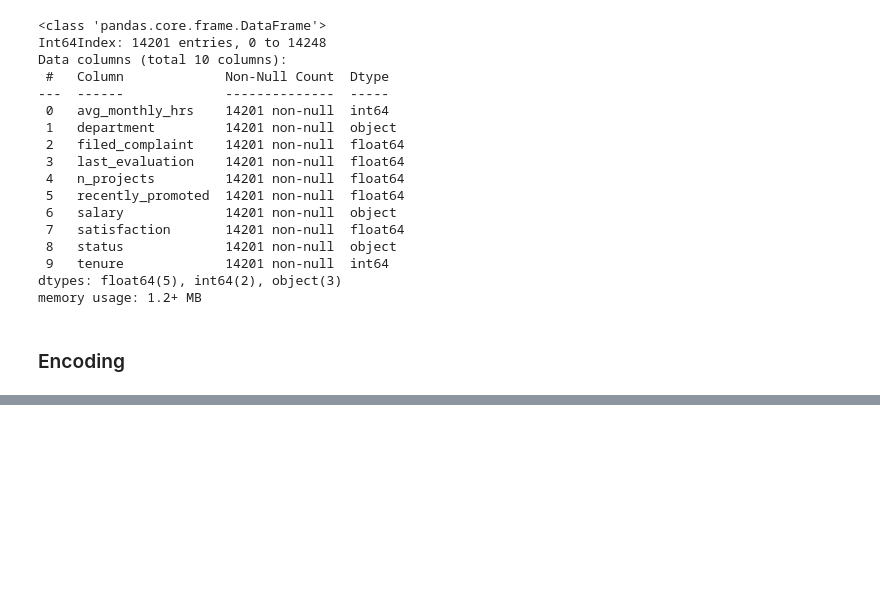
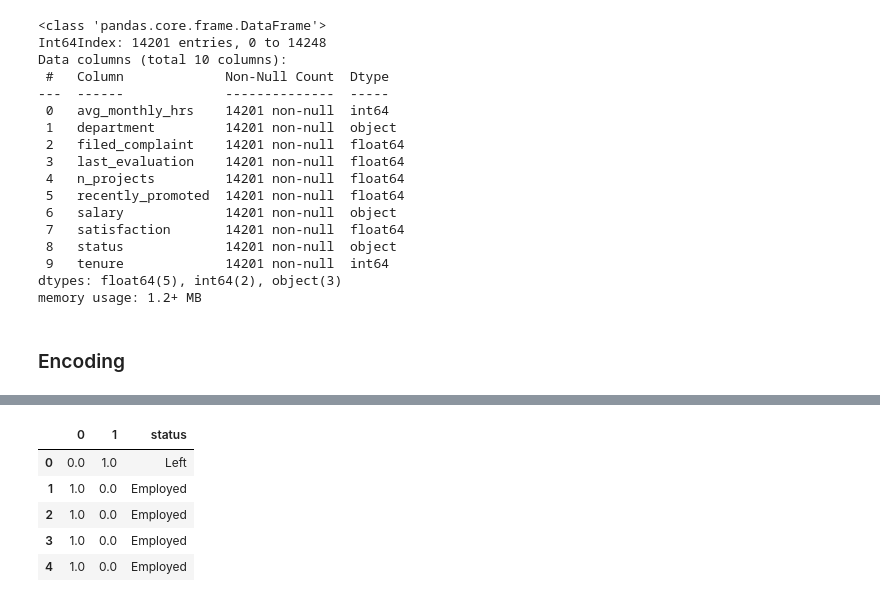
Before and after one commit to riskykrnawan/Praktikum_KB, a Jupyter notebook: Posttest_KB_4/posttest4.ipynb, the cells around one changed output, grey strips where cells are left out. Drawn from its saved outputs; the diff is of its cells as text; code cells hidden in the pictures; blank space fills up the shorter version.

```diff
--- a/Posttest_KB_4/posttest4.ipynb
+++ b/Posttest_KB_4/posttest4.ipynb
@@ -257,0 +276,13 @@ df.head()
+# %%
+statusEnc = one_hot_encoder.fit_transform(df[["status"]])
+
+encoded_df_status = pd.DataFrame(statusEnc)
+df_status_encoded = encoded_df_status.join(df['status'])
+df_status_encoded.head()
+# %% [output]
+|  | 0 | 1 | status |
+| 0 | 0.0 | 1.0 | Left |
+| 1 | 1.0 | 0.0 | Employed |
+| 2 | 1.0 | 0.0 | Employed |
+| 3 | 1.0 | 0.0 | Employed |
+| 4 | 1.0 | 0.0 | Employed |
```
Also changed, not shown: parts of 8 cells of this notebook.
